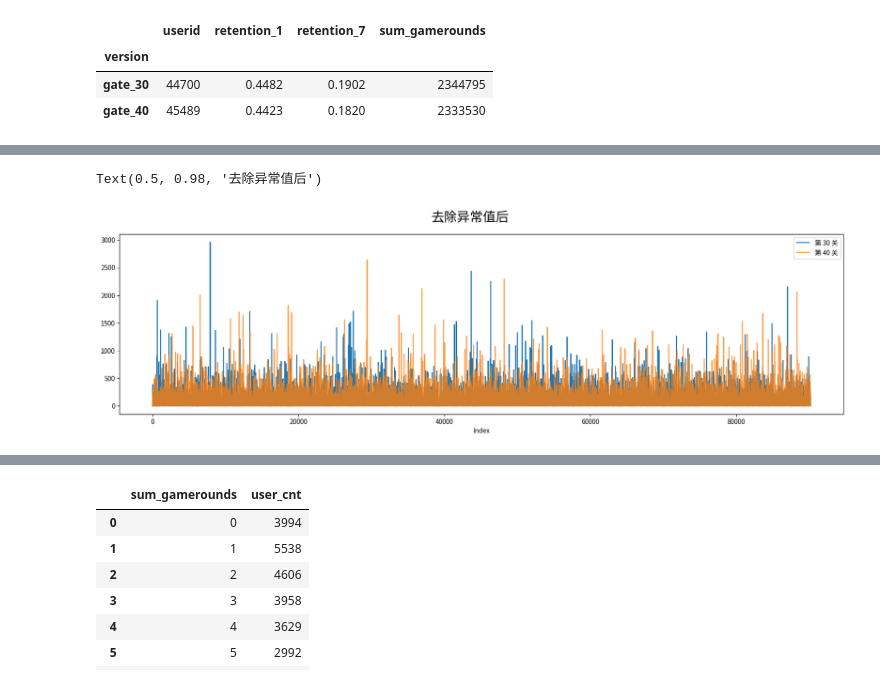
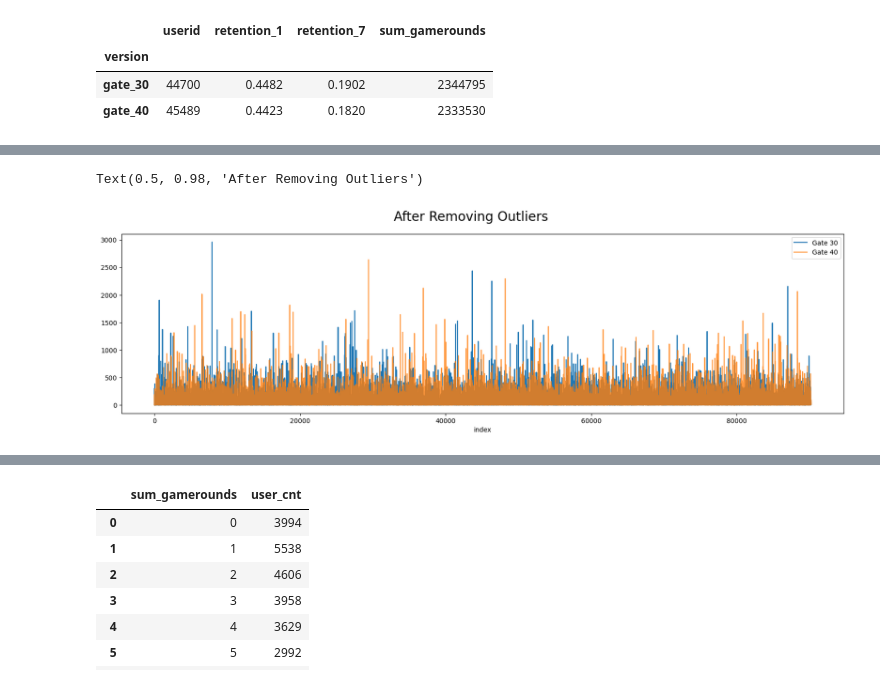
Before and after one commit to Rayliu115/DS_Project_Portfolio, a Jupyter notebook: MobileGame_ threshold_ABTest/code/A_B_Testing.ipynb, the cells around one changed output, grey strips where cells are left out. Cells and saved outputs as stored; diff of their text form; code cells hidden in the pictures.

```diff
--- a/MobileGame_ threshold_ABTest/code/A_B_Testing.ipynb
+++ b/MobileGame_ threshold_ABTest/code/A_B_Testing.ipynb
@@ -342,6 +337,6 @@ import matplotlib as mpl
 import matplotlib.pyplot as plt
 from matplotlib.font_manager import fontManager
 
-fontManager.addfont('TaipeiSansTCBeta-Regular.ttf')
-mpl.rc('font', family='Taipei Sans TC Beta')
+#fontManager.addfont('TaipeiSansTCBeta-Regular.ttf')
+#mpl.rc('font', family='Taipei Sans TC Beta')
 # %%
@@ -430,12 +425,12 @@ plt.tight_layout(pad=4)
 # %%
-# 绘制版本为 "gate_30" 的游戏轮次折线图，重置索引并将 "index" 列设置为新的索引，设置图例和标签为 "Gate 30"，图形大小为 (20, 5)
-ab[(ab.version == "gate_30")].reset_index().set_index("index").sum_gamerounds.plot(legend=True, label="第 30 关", figsize=(20, 5))
+# Plot the line graph of game rounds for version "gate_30", reset the index and set the "index" column as the new index, set the legend and label to "Gate 30", figure size is (20, 5)
+ab[(ab.version == "gate_30")].reset_index().set_index("index").sum_gamerounds.plot(legend=True, label="Gate 30", figsize=(20, 5))
 
-# 绘制版本为 "gate_40" 的游戏轮次折线图，重置索引并将 "index" 列设置为新的索引，设置图例和标签为 "Gate 40"，透明度为 0.8
-ab[ab.version == "gate_40"].reset_index().set_index("index").sum_gamerounds.plot(legend=True, label="第 40 关", alpha=0.8)
+# Plot the line graph of game rounds for version "gate_40", reset the index and set the "index" column as the new index, set the legend and label to "Gate 40", with transparency set to 0.8
+ab[ab.version == "gate_40"].reset_index().set_index("index").sum_gamerounds.plot(legend=True, label="Gate 40", alpha=0.8)
 
-# 设置总标题
-plt.suptitle("去除异常值后", fontsize=20)
+# Set the main title
+plt.suptitle("After Removing Outliers", fontsize=20)
 # %% [output]
-Text(0.5, 0.98, '去除异常值后')
+Text(0.5, 0.98, 'After Removing Outliers')
-[figure, old version]
+[figure, new version]
```
Also changed, not shown: parts of 73 cells of this notebook.
